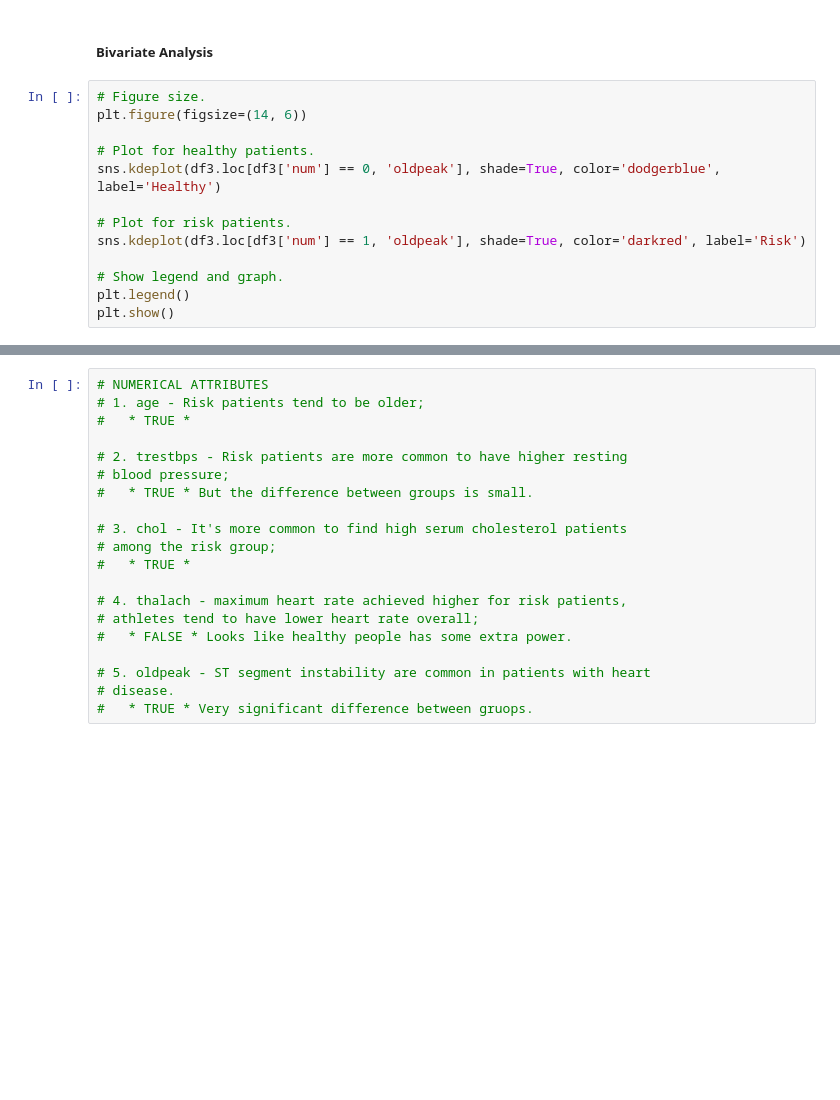
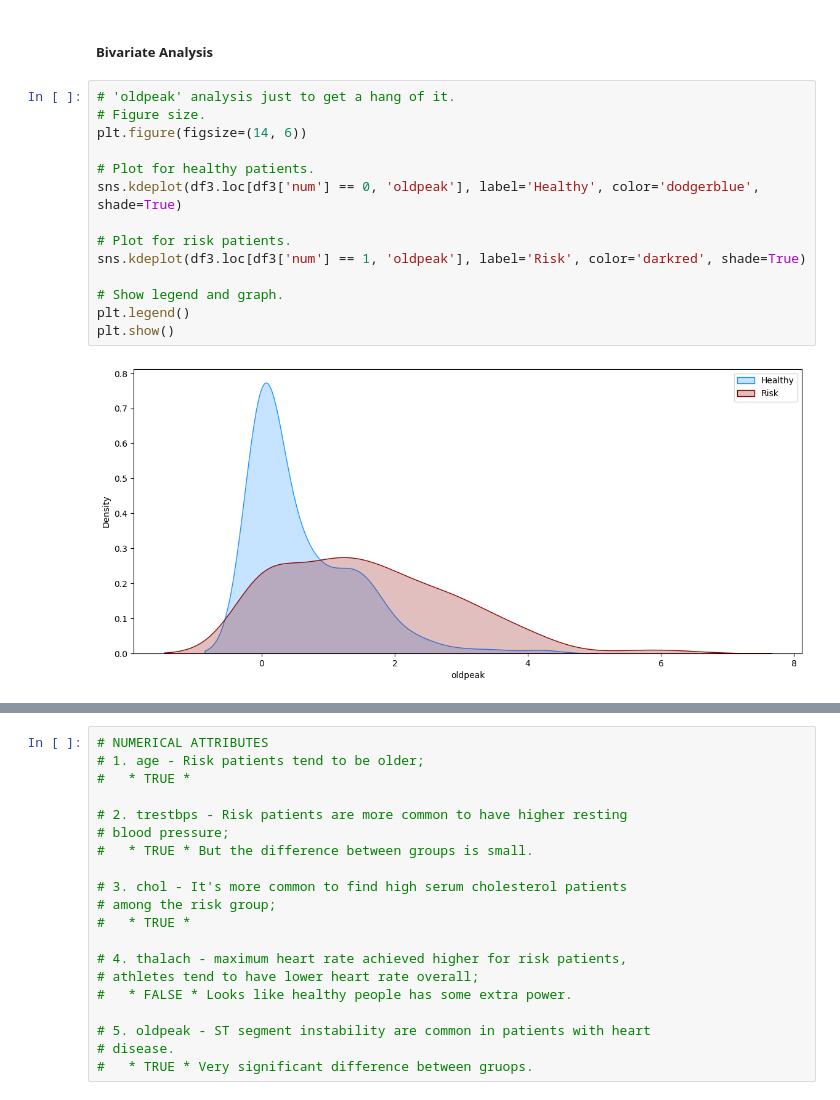
Before and after one commit to victor-bongestab/heart-disease, a Jupyter notebook: heart-disease.ipynb, the cells around one changed output, grey strips where cells are left out. Cells and saved outputs as stored; diff of their text form; blank space fills up the shorter version.

```diff
--- a/heart-disease.ipynb
+++ b/heart-disease.ipynb
@@ -284,18 +284,21 @@ df3[num_attributes].hist( bins=80 );
 # %% [markdown]
 ##### Bivariate Analysis
 # %%
+# 'oldpeak' analysis just to get a hang of it.
 # Figure size.
 plt.figure(figsize=(14, 6))
 
 # Plot for healthy patients.
-sns.kdeplot(df3.loc[df3['num'] == 0, 'oldpeak'], shade=True, color='dodgerblue', label='Healthy')
+sns.kdeplot(df3.loc[df3['num'] == 0, 'oldpeak'], label='Healthy', color='dodgerblue', shade=True)
 
 # Plot for risk patients.
-sns.kdeplot(df3.loc[df3['num'] == 1, 'oldpeak'], shade=True, color='darkred', label='Risk')
+sns.kdeplot(df3.loc[df3['num'] == 1, 'oldpeak'], label='Risk', color='darkred', shade=True)
 
 # Show legend and graph.
 plt.legend()
 plt.show()
+# %% [output]
+[figure, added]
 # %%
 # We can see that 'oldpeak' serves as a good indicator for heart health.
 # From that, we can generalize and see how the other variables behave too.
```
Also changed, not shown: parts of 7 cells of this notebook.
